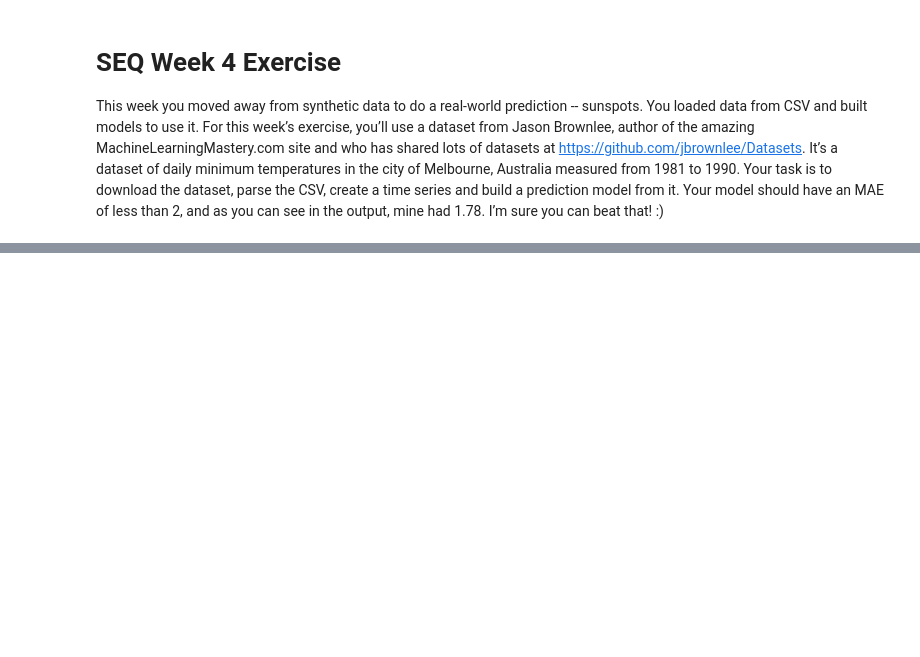
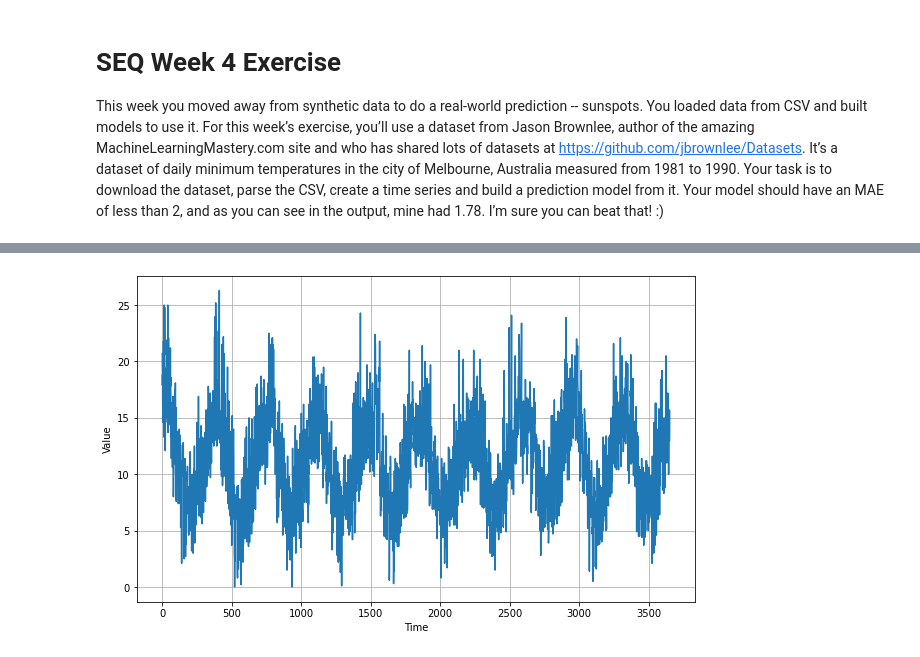
Before and after one commit to AlchemyGeek/Coursera-Tensorflow, a Jupyter notebook: SEQ-Week4-Exercise.ipynb, the cells around one changed output, grey strips where cells are left out. Saved outputs shown, nothing was run; the diff lists cells and outputs as text; code cells hidden in the pictures; blank space fills up the shorter version.

```diff
--- a/SEQ-Week4-Exercise.ipynb
+++ b/SEQ-Week4-Exercise.ipynb
@@ -33,15 +46,22 @@ def plot_series(time, series, format="-", start=0, end=None):
 # %%
 import csv
 time_step = []
 temps = []
+cnt = 1
 
 with open('/tmp/daily-min-temperatures.csv') as csvfile:
-# YOUR CODE HERE. READ TEMPERATURES INTO TEMPS
-# HAVE TIME STEPS BE A SIMPLE ARRAY OF 1, 2, 3, 4 etc
+  reader = csv.reader(csvfile, delimiter=',')
+  next(reader)
+  for row in reader:
+    temps.append(float(row[1]))
+    time_step.append(int(cnt))
+    cnt = cnt + 1
 
 series = np.array(temps)
 time = np.array(time_step)
 plt.figure(figsize=(10, 6))
 plot_series(time, series)
+# %% [output]
+[figure, added]
 # %%
 split_time = 2500
```
Also changed, not shown: parts of 13 cells of this notebook.
